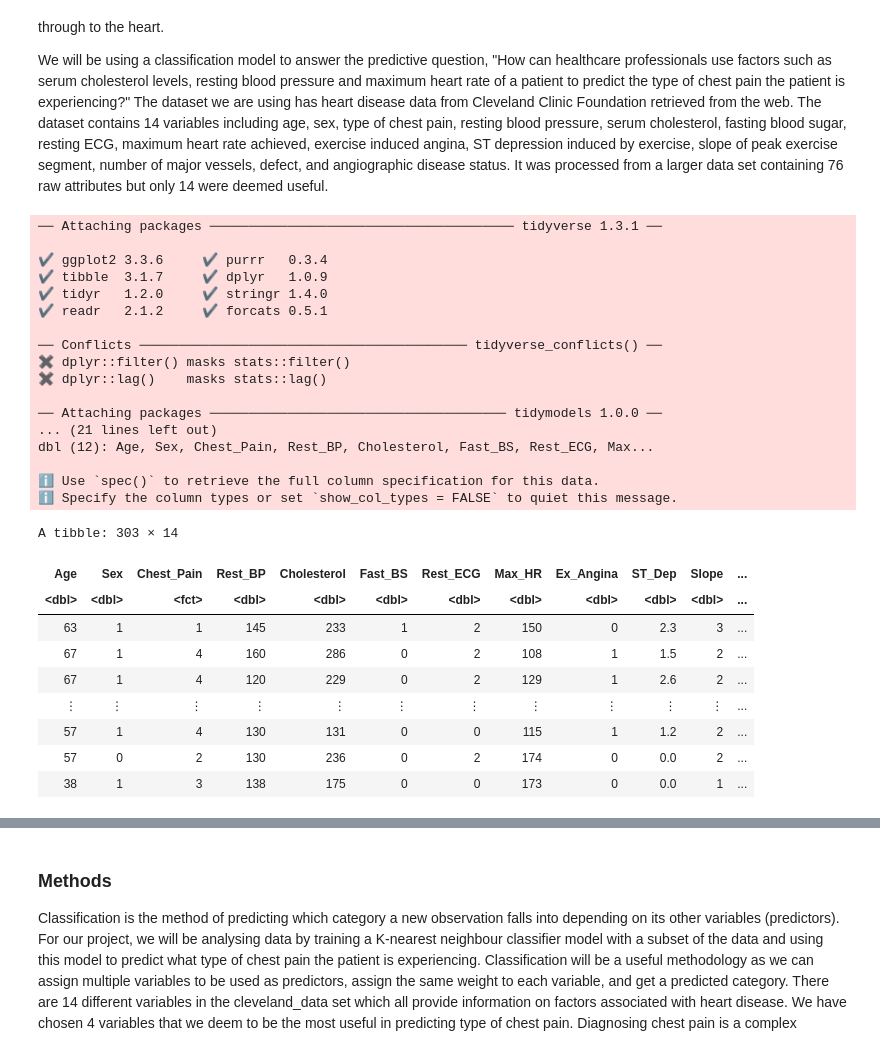
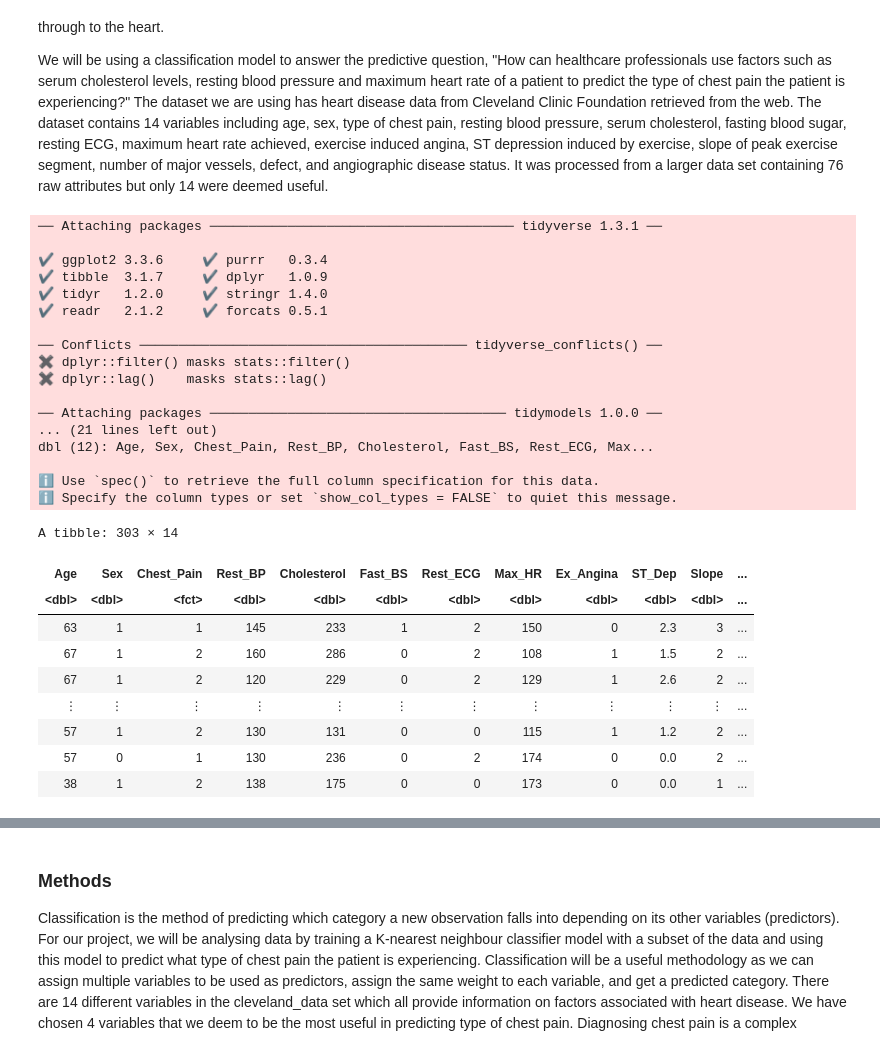
Before and after one commit to jordan28grant/datascience_007, a Jupyter notebook: data/proposal.ipynb, the cells around one changed output, grey strips where cells are left out. Cells and saved outputs as stored; diff of their text form; code cells hidden in the pictures.

```diff
--- a/data/proposal.ipynb
+++ b/data/proposal.ipynb
@@ -9,43 +9,47 @@
 library(tidyverse)
 library(readr)
 library(tidymodels)
+library(ggplot2)
+library(cowplot)
 options(repr.matrix.max.rows = 6)
 set.seed(1)
 url <- "https://archive.ics.uci.edu/ml/machine-learning-databases/heart-disease/processed.cleveland.data"
 cleveland_data <- read_csv(url, col_names = c("Age", "Sex", "Chest_Pain", "Rest_BP",
                                              "Cholesterol", "Fast_BS", "Rest_ECG",
                                              "Max_HR", "Ex_Angina", "ST_Dep", "Slope",
                                              "Vessels", "Thal", "Disease_Presence")) |>
+mutate(Chest_Pain = case_when(Chest_Pain <=2 ~ 1,
+          TRUE ~2))|>
 mutate(Chest_Pain = as_factor(Chest_Pain))
 cleveland_data
 # %% [output]
 ── Attaching packages ─────────────────────────────────────── tidyverse 1.3.1 ──
 
 ✔ ggplot2 3.3.6     ✔ purrr   0.3.4
 ✔ tibble  3.1.7     ✔ dplyr   1.0.9
 ✔ tidyr   1.2.0     ✔ stringr 1.4.0
 ✔ readr   2.1.2     ✔ forcats 0.5.1
 
 ── Conflicts ────────────────────────────────────────── tidyverse_conflicts() ──
 ✖ dplyr::filter() masks stats::filter()
 ✖ dplyr::lag()    masks stats::lag()
 
 ── Attaching packages ────────────────────────────────────── tidymodels 1.0.0 ──
 ... (21 lines left out)
 dbl (12): Age, Sex, Chest_Pain, Rest_BP, Cholesterol, Fast_BS, Rest_ECG, Max...
 
 ℹ Use `spec()` to retrieve the full column specification for this data.
 ℹ Specify the column types or set `show_col_types = FALSE` to quiet this message.
 A tibble: 303 × 14
 | Age | Sex | Chest_Pain | Rest_BP | Cholesterol | Fast_BS | Rest_ECG | Max_HR | Ex_Angina | ST_Dep | Slope | ... |
 | <dbl> | <dbl> | <fct> | <dbl> | <dbl> | <dbl> | <dbl> | <dbl> | <dbl> | <dbl> | <dbl> | ... |
 | 63 | 1 | 1 | 145 | 233 | 1 | 2 | 150 | 0 | 2.3 | 3 | ... |
-| 67 | 1 | 4 | 160 | 286 | 0 | 2 | 108 | 1 | 1.5 | 2 | ... |
-| 67 | 1 | 4 | 120 | 229 | 0 | 2 | 129 | 1 | 2.6 | 2 | ... |
+| 67 | 1 | 2 | 160 | 286 | 0 | 2 | 108 | 1 | 1.5 | 2 | ... |
+| 67 | 1 | 2 | 120 | 229 | 0 | 2 | 129 | 1 | 2.6 | 2 | ... |
 | ⋮ | ⋮ | ⋮ | ⋮ | ⋮ | ⋮ | ⋮ | ⋮ | ⋮ | ⋮ | ⋮ | ... |
-| 57 | 1 | 4 | 130 | 131 | 0 | 0 | 115 | 1 | 1.2 | 2 | ... |
-| 57 | 0 | 2 | 130 | 236 | 0 | 2 | 174 | 0 | 0.0 | 2 | ... |
-| 38 | 1 | 3 | 138 | 175 | 0 | 0 | 173 | 0 | 0.0 | 1 | ... |
+| 57 | 1 | 2 | 130 | 131 | 0 | 0 | 115 | 1 | 1.2 | 2 | ... |
+| 57 | 0 | 1 | 130 | 236 | 0 | 2 | 174 | 0 | 0.0 | 2 | ... |
+| 38 | 1 | 2 | 138 | 175 | 0 | 0 | 173 | 0 | 0.0 | 1 | ... |
 # %%
 cleveland_split <- initial_split(cleveland_data, prop = 0.75, strata = Chest_Pain)
 cleveland_train <- training(cleveland_split)
```
Also changed, not shown: parts of 11 cells of this notebook.
